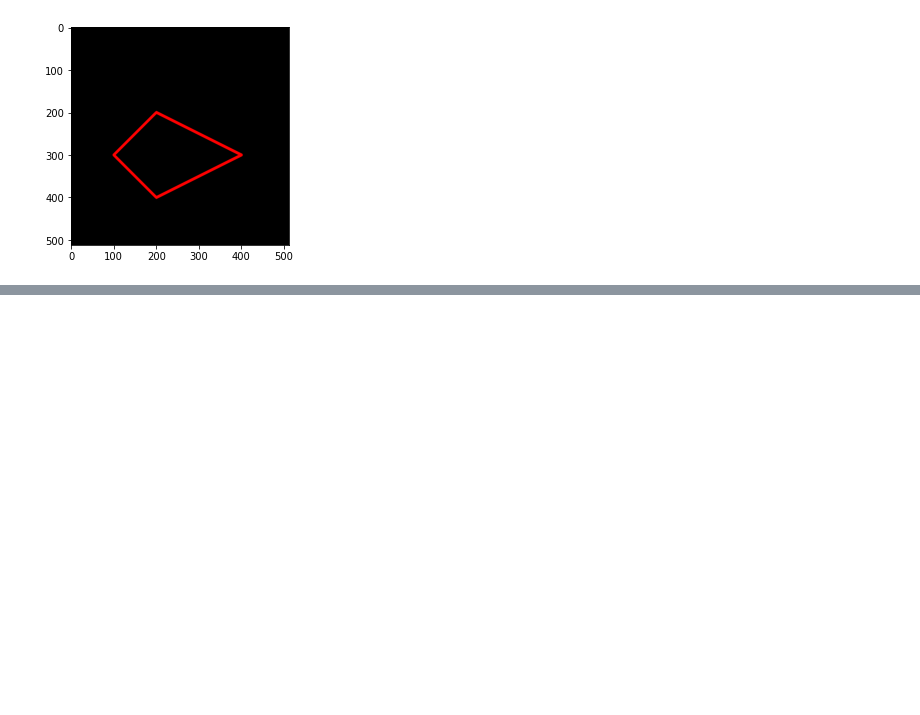
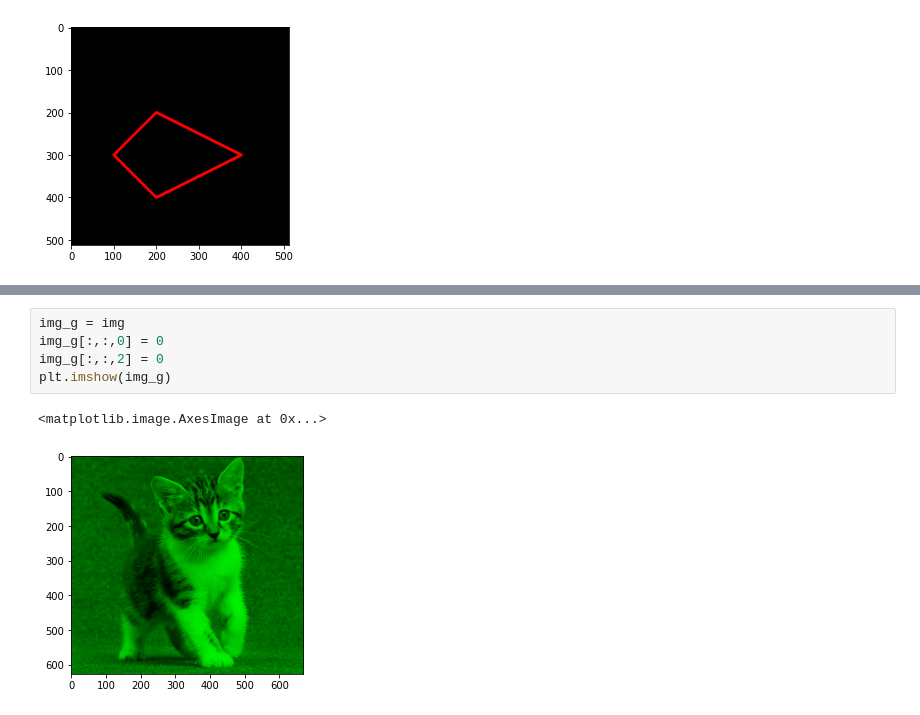
Before and after one commit to Abdul3ati/PCVK_Genap_20-21, a Jupyter notebook: week2.ipynb, the cells around one changed output, grey strips where cells are left out. Saved outputs shown, nothing was run; the diff lists cells and outputs as text; blank space fills up the shorter version.

```diff
--- a/week2.ipynb
+++ b/week2.ipynb
@@ -125,0 +134,8 @@ plt.imshow(black_img2)
+# %%
+img_g = img
+img_g[:,:,0] = 0
+img_g[:,:,2] = 0
+plt.imshow(img_g)
+# %% [output]
+<matplotlib.image.AxesImage at 0x...>
+[figure, added]
```
Also changed, not shown: parts of 8 cells of this notebook.
